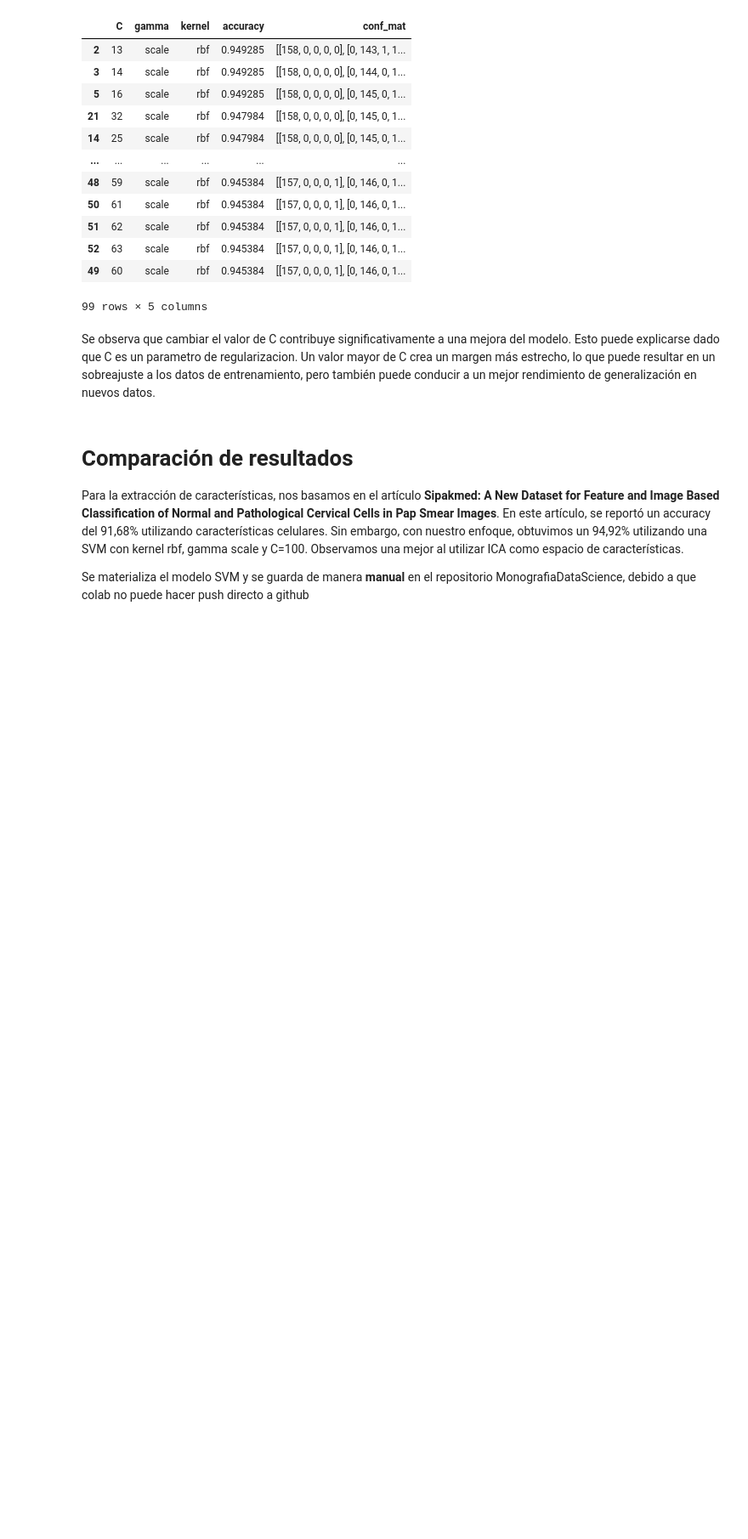
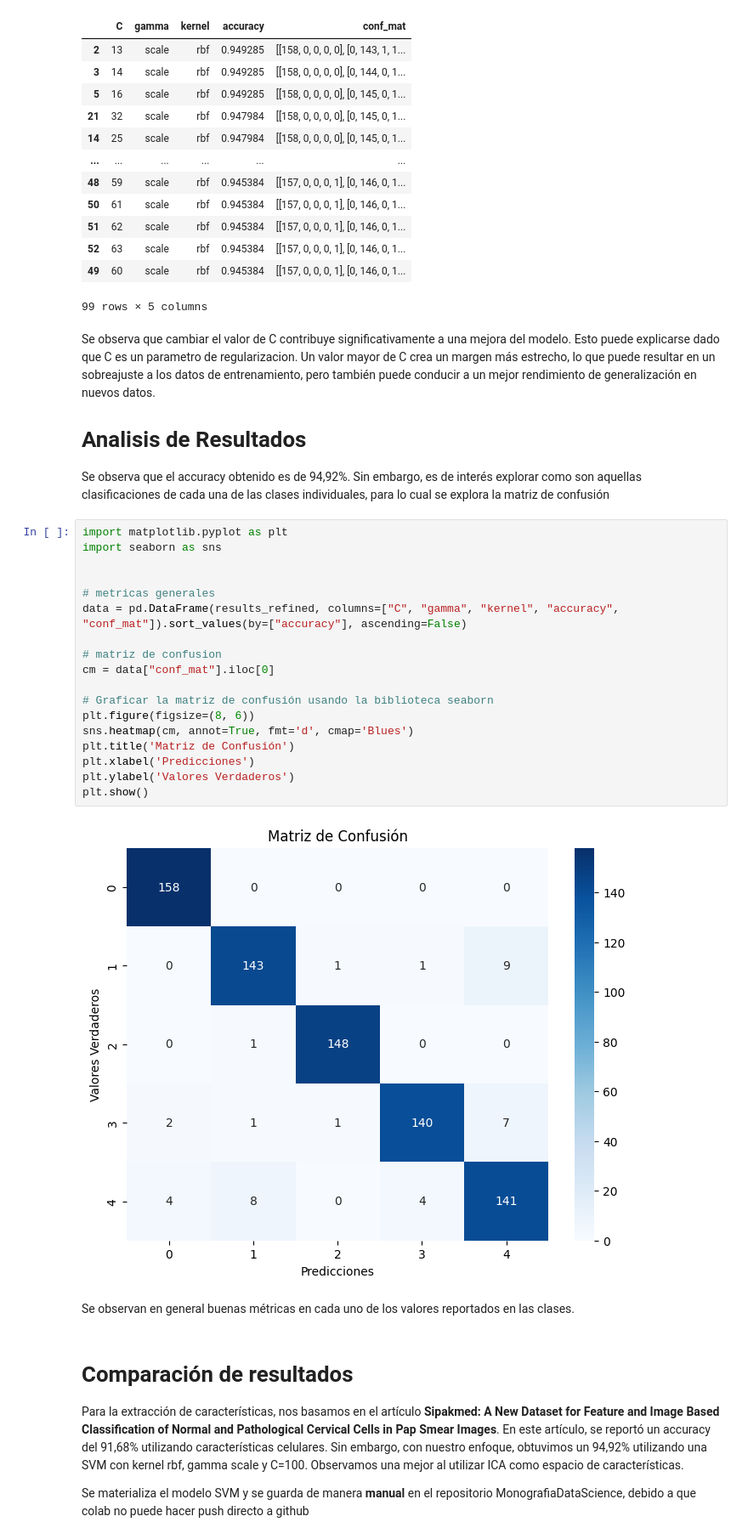
Before and after one commit to Alberto-San/ExperimentosMonografia, a Jupyter notebook: Clasificación_&_Finne_Tunning.ipynb, the cells around one changed output. Shown at 85% size. Cells and saved outputs as stored; diff of their text form; blank space fills up the shorter version.

```diff
--- a/Clasificación_&_Finne_Tunning.ipynb
+++ b/Clasificación_&_Finne_Tunning.ipynb
@@ -196,6 +196,31 @@ pd.DataFrame(results_refined, columns=["C", "gamma", "kernel", "accuracy", "conf
 99 rows × 5 columns
 # %% [markdown]
 Se observa que cambiar el valor de C contribuye significativamente a una mejora del modelo. Esto puede explicarse dado que C es un parametro de regularizacion. Un valor mayor de C crea un margen más estrecho, lo que puede resultar en un sobreajuste a los datos de entrenamiento, pero también puede conducir a un mejor rendimiento de generalización en nuevos datos.
+
+ # Analisis de Resultados
+ Se observa que el accuracy obtenido es de 94,92%. Sin embargo, es de interés explorar como son aquellas clasificaciones de cada una de las clases individuales, para lo cual se explora la matriz de confusión
+# %%
+import matplotlib.pyplot as plt
+import seaborn as sns
+
+
+# metricas generales
+data = pd.DataFrame(results_refined, columns=["C", "gamma", "kernel", "accuracy", "conf_mat"]).sort_values(by=["accuracy"], ascending=False)
+
+# matriz de confusion
+cm = data["conf_mat"].iloc[0]
+
+# Graficar la matriz de confusión usando la biblioteca seaborn
+plt.figure(figsize=(8, 6))
+sns.heatmap(cm, annot=True, fmt='d', cmap='Blues')
+plt.title('Matriz de Confusión')
+plt.xlabel('Predicciones')
+plt.ylabel('Valores Verdaderos')
+plt.show()
+# %% [output]
+[figure, added]
+# %% [markdown]
+Se observan en general buenas métricas en cada uno de los valores reportados en las clases.
 # %% [markdown]
 # Comparación de resultados
 Para la extracción de características, nos basamos en el artículo **Sipakmed: A New Dataset for Feature and Image Based Classification of Normal and Pathological Cervical Cells in Pap Smear Images**. En este artículo, se reportó un accuracy del 91,68% utilizando características celulares. Sin embargo, con nuestro enfoque, obtuvimos un 94,92% utilizando una SVM con kernel rbf, gamma scale y C=100. Observamos una mejor al utilizar ICA como espacio de características.
```
